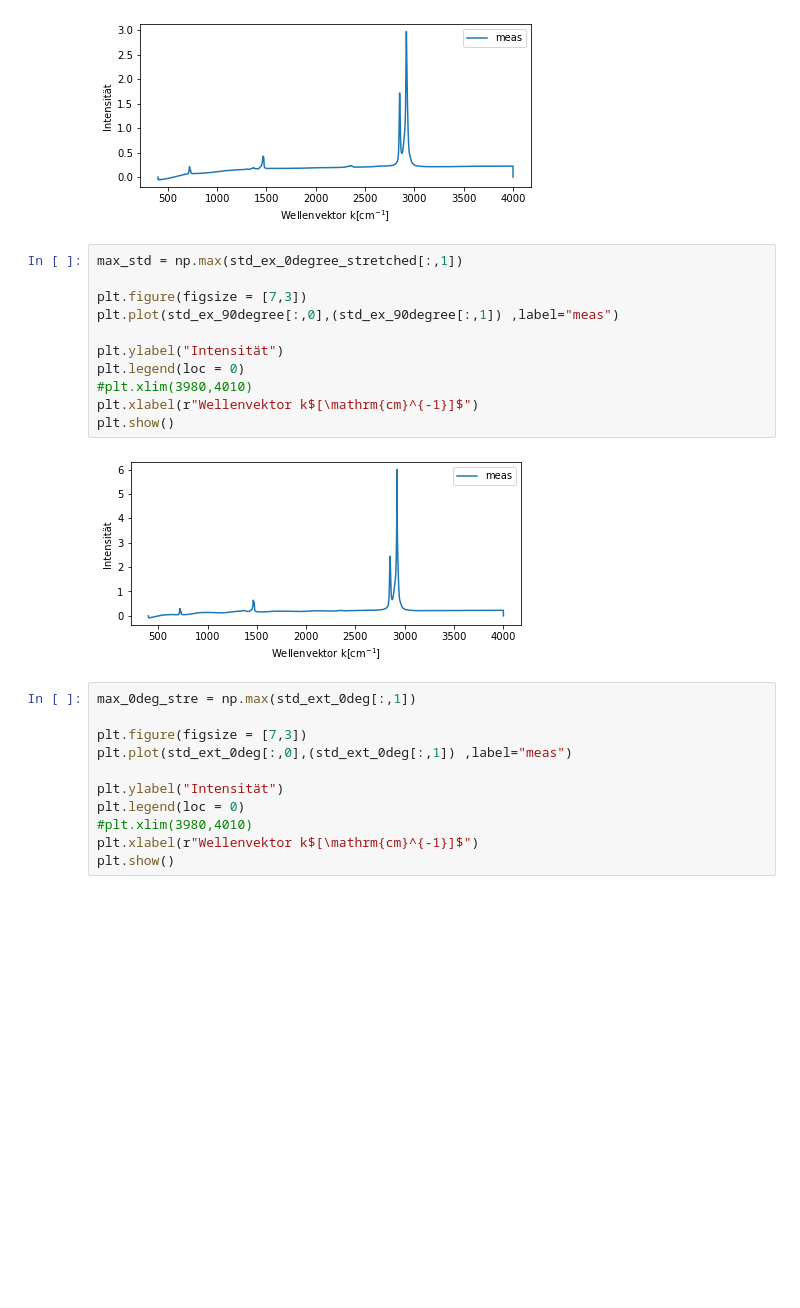
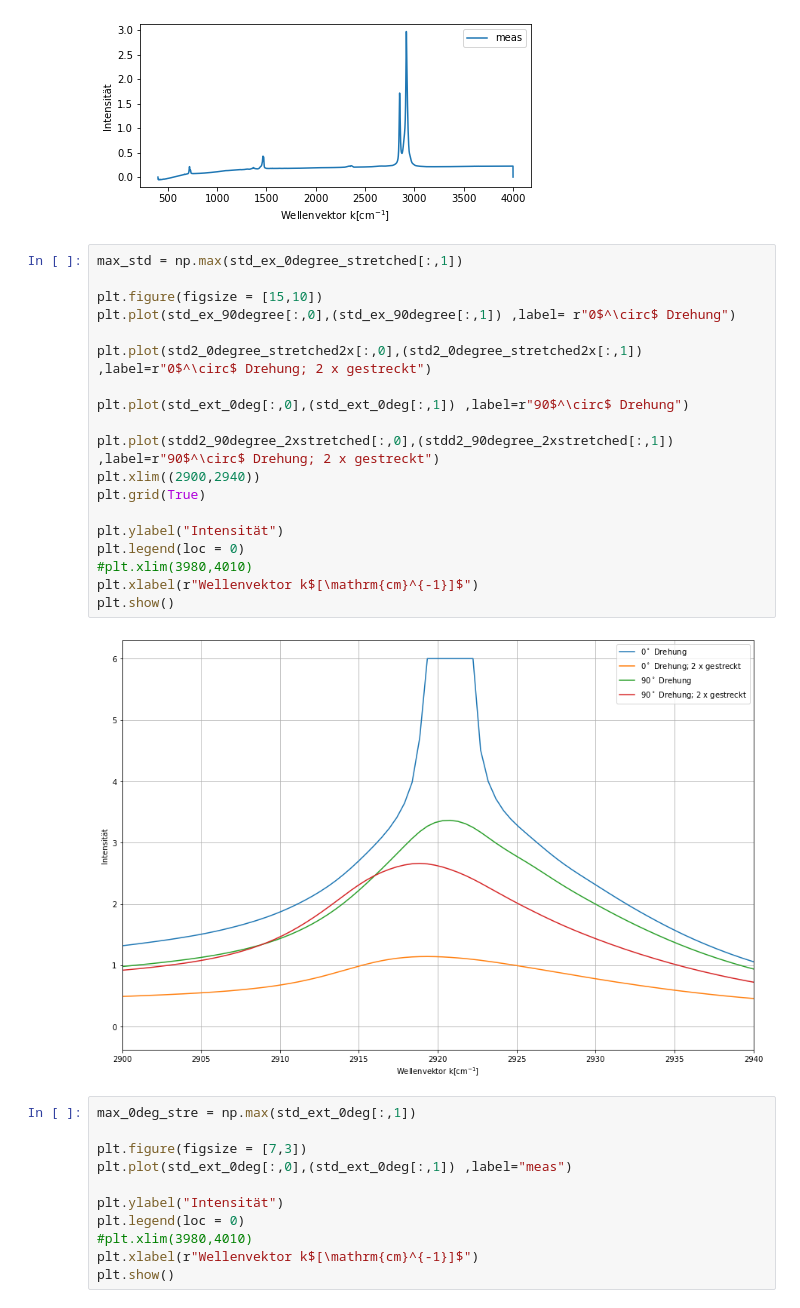
Before and after one commit to iLoveeMilkaa/M1-Lab, a Jupyter notebook: Aufgabe 2.ipynb, the cells around one changed output. Cells and saved outputs as stored; diff of their text form; blank space fills up the shorter version.

```diff
--- a/Aufgabe 2.ipynb
+++ b/Aufgabe 2.ipynb
@@ -30,16 +30,24 @@ plt.show()
 # %%
 max_std = np.max(std_ex_0degree_stretched[:,1])
 
-plt.figure(figsize = [7,3])
-plt.plot(std_ex_90degree[:,0],(std_ex_90degree[:,1]) ,label="meas")
+plt.figure(figsize = [15,10])
+plt.plot(std_ex_90degree[:,0],(std_ex_90degree[:,1]) ,label= r"0$^\circ$ Drehung")
+
+plt.plot(std2_0degree_stretched2x[:,0],(std2_0degree_stretched2x[:,1]) ,label=r"0$^\circ$ Drehung; 2 x gestreckt")
+
+plt.plot(std_ext_0deg[:,0],(std_ext_0deg[:,1]) ,label=r"90$^\circ$ Drehung")
+
+plt.plot(stdd2_90degree_2xstretched[:,0],(stdd2_90degree_2xstretched[:,1]) ,label=r"90$^\circ$ Drehung; 2 x gestreckt")
+plt.xlim((2900,2940))
+plt.grid(True)
 
 plt.ylabel("Intensität")
 plt.legend(loc = 0)
 #plt.xlim(3980,4010)
 plt.xlabel(r"Wellenvektor k$[\mathrm{cm}^{-1}]$")
 plt.show()
 # %% [output]
-[figure, old version]
+[figure, new version]
 # %%
 max_0deg_stre = np.max(std_ext_0deg[:,1])
 
```
Also changed, not shown: parts of 1 cell of this notebook, 15 other files.
